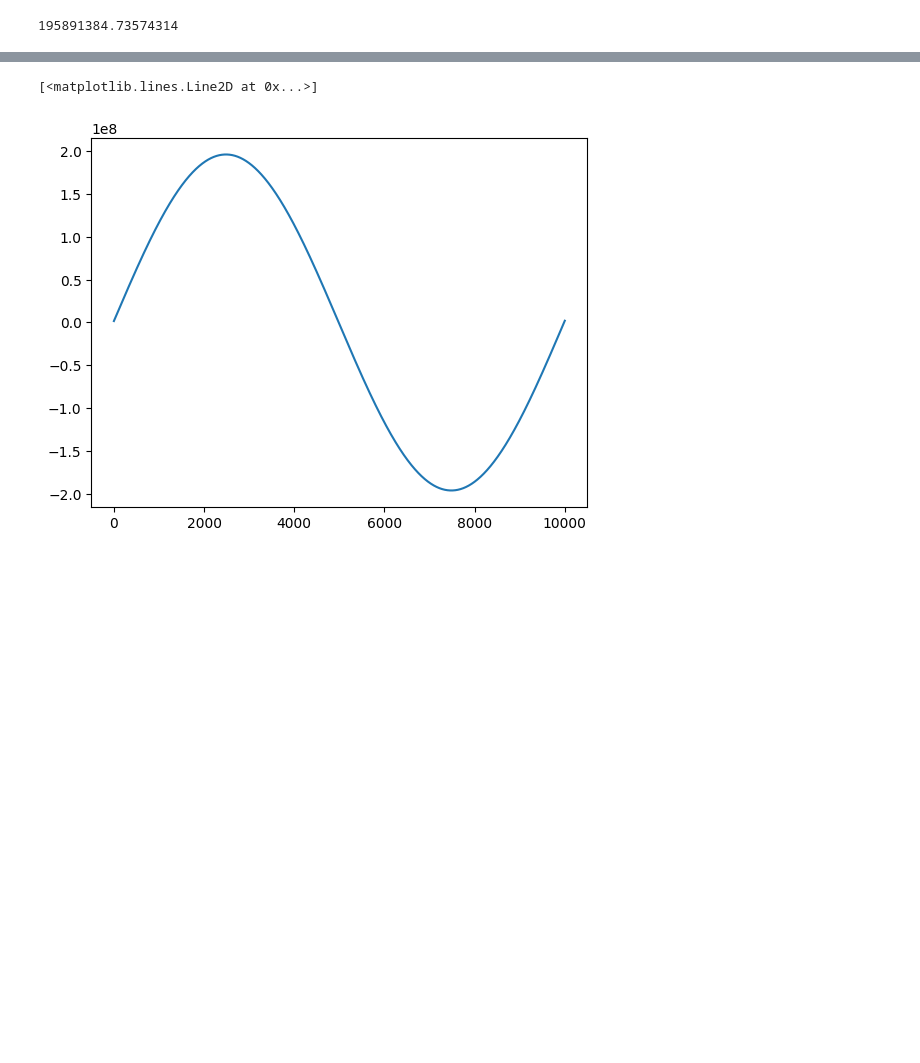
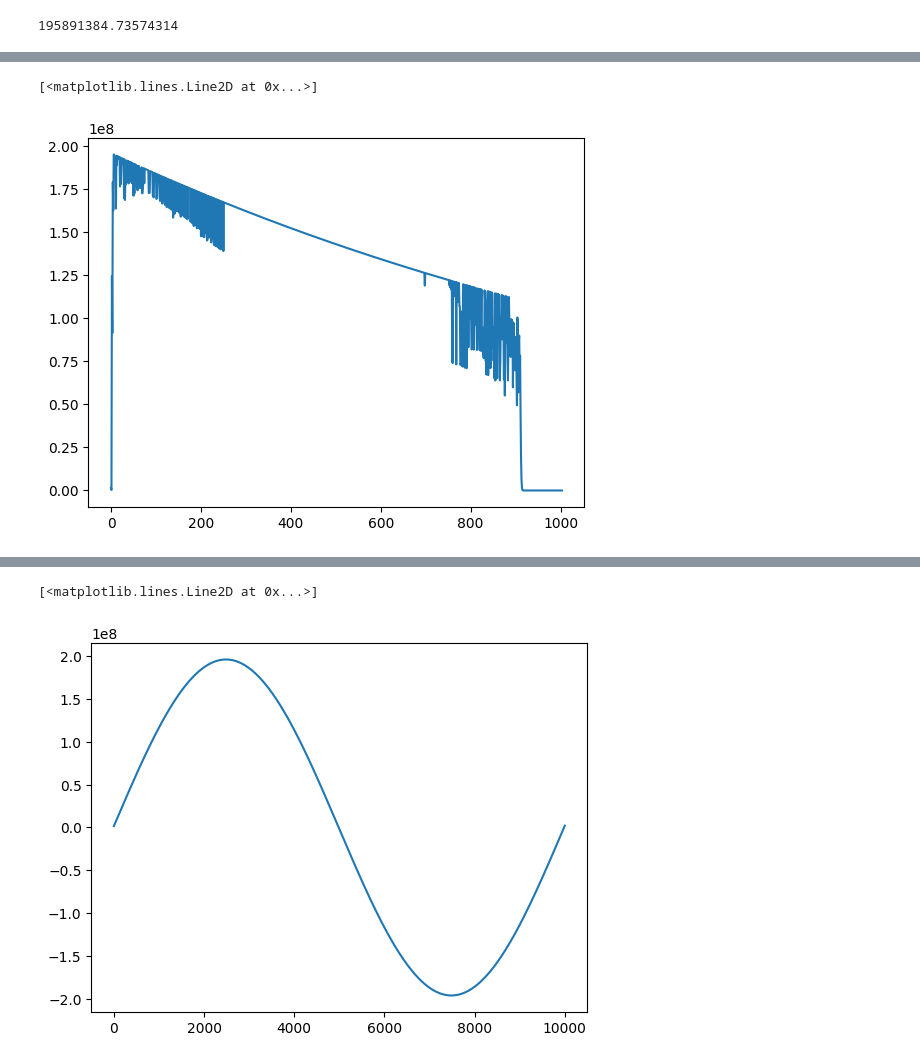
Before and after one commit to nickdavila/1D-Electromagnetic-Wave-Solver, a Jupyter notebook: Code/finite_difference_schemes.ipynb, the cells around one changed output, grey strips where cells are left out. Saved outputs shown, nothing was run; the diff lists cells and outputs as text; code cells hidden in the pictures; blank space fills up the shorter version.

```diff
--- a/Code/finite_difference_schemes.ipynb
+++ b/Code/finite_difference_schemes.ipynb
@@ -398,0 +416,5 @@ plt.plot(x/nm, E_complex[9999 * 10, :]/E_0)
+# %%
+plt.plot(abs(E_complex[int(9999 * 1), :]))
+# %% [output]
+[<matplotlib.lines.Line2D at 0x...>]
+[figure, added]
```
Also changed, not shown: parts of 34 cells of this notebook.
